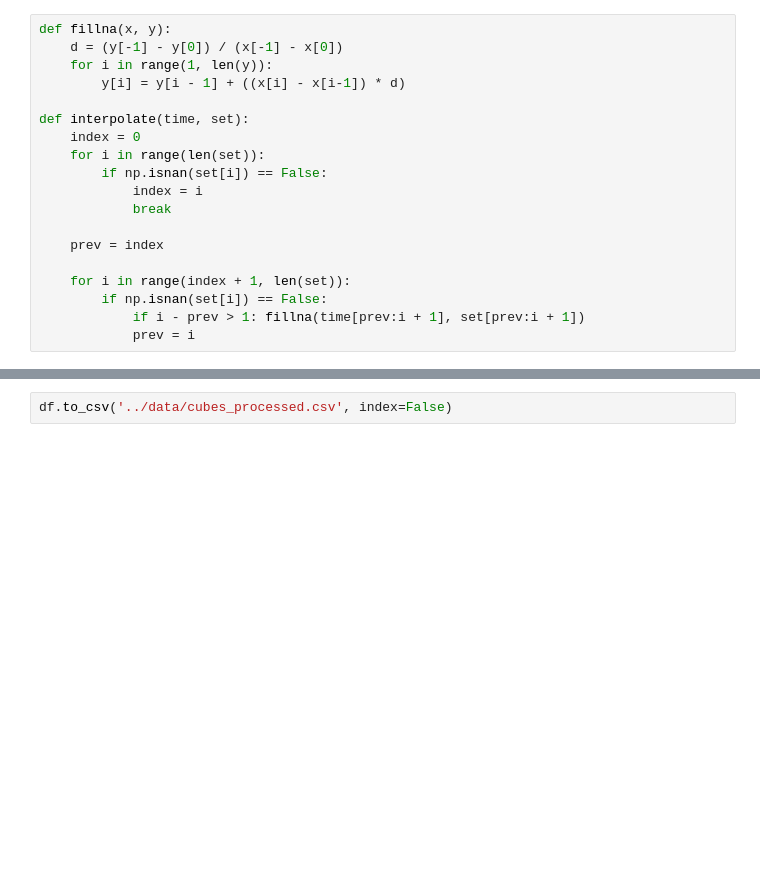
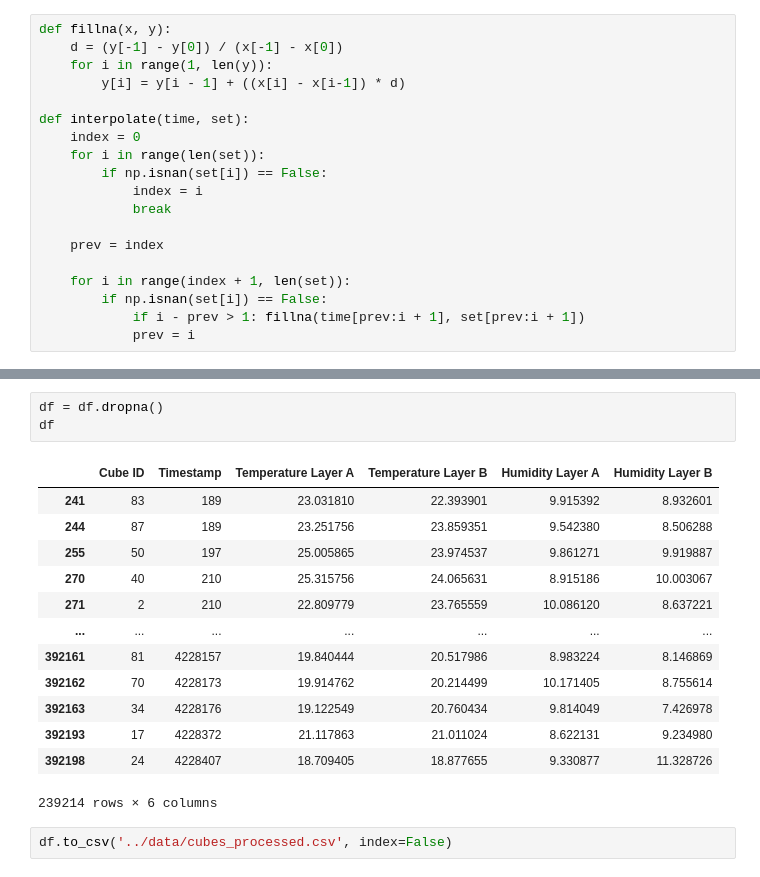
Before and after one commit to KonstantinMosin/data-processing, a Jupyter notebook: src/processing.ipynb, the cells around one changed output, grey strips where cells are left out. Drawn from its saved outputs; the diff is of its cells as text; blank space fills up the shorter version.

```diff
--- a/src/processing.ipynb
+++ b/src/processing.ipynb
@@ -161,2 +161,19 @@ df
+# %%
+df = df.dropna()
+df
+# %% [output]
+|  | Cube ID | Timestamp | Temperature Layer A | Temperature Layer B | Humidity Layer A | Humidity Layer B |
+| 241 | 83 | 189 | 23.031810 | 22.393901 | 9.915392 | 8.932601 |
+| 244 | 87 | 189 | 23.251756 | 23.859351 | 9.542380 | 8.506288 |
+| 255 | 50 | 197 | 25.005865 | 23.974537 | 9.861271 | 9.919887 |
+| 270 | 40 | 210 | 25.315756 | 24.065631 | 8.915186 | 10.003067 |
+| 271 | 2 | 210 | 22.809779 | 23.765559 | 10.086120 | 8.637221 |
+| ... | ... | ... | ... | ... | ... | ... |
+| 392161 | 81 | 4228157 | 19.840444 | 20.517986 | 8.983224 | 8.146869 |
+| 392162 | 70 | 4228173 | 19.914762 | 20.214499 | 10.171405 | 8.755614 |
+| 392163 | 34 | 4228176 | 19.122549 | 20.760434 | 9.814049 | 7.426978 |
+| 392193 | 17 | 4228372 | 21.117863 | 21.011024 | 8.622131 | 9.234980 |
+| 392198 | 24 | 4228407 | 18.709405 | 18.877655 | 9.330877 | 11.328726 |
+239214 rows × 6 columns
 # %%
 df.to_csv('../data/cubes_processed.csv', index=False)
```
Also changed, not shown: parts of 5 cells of this notebook.
